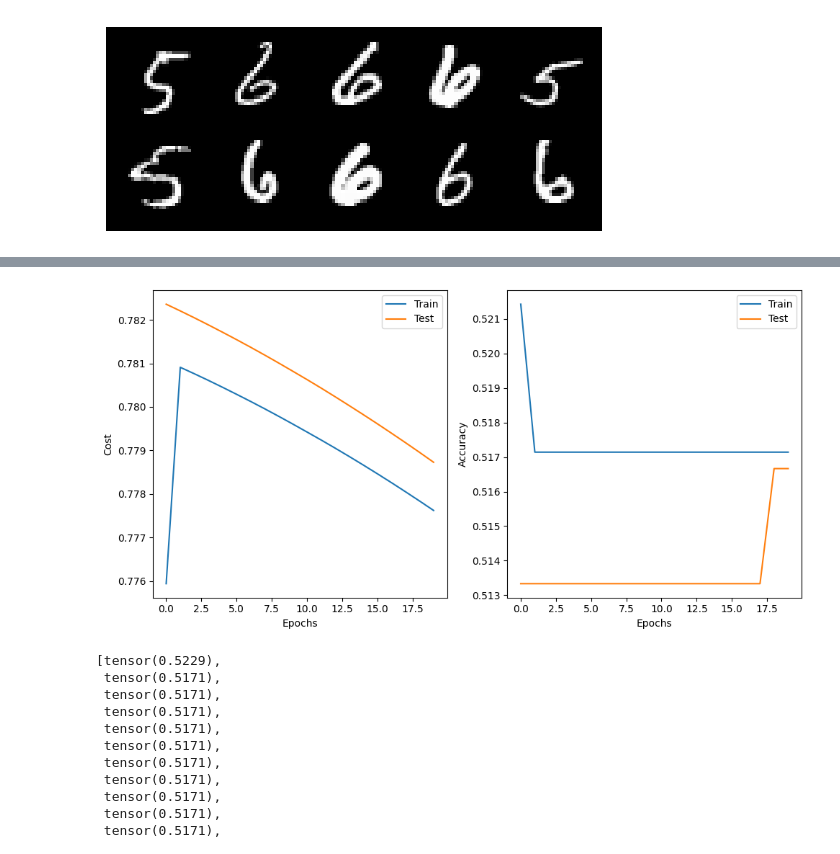
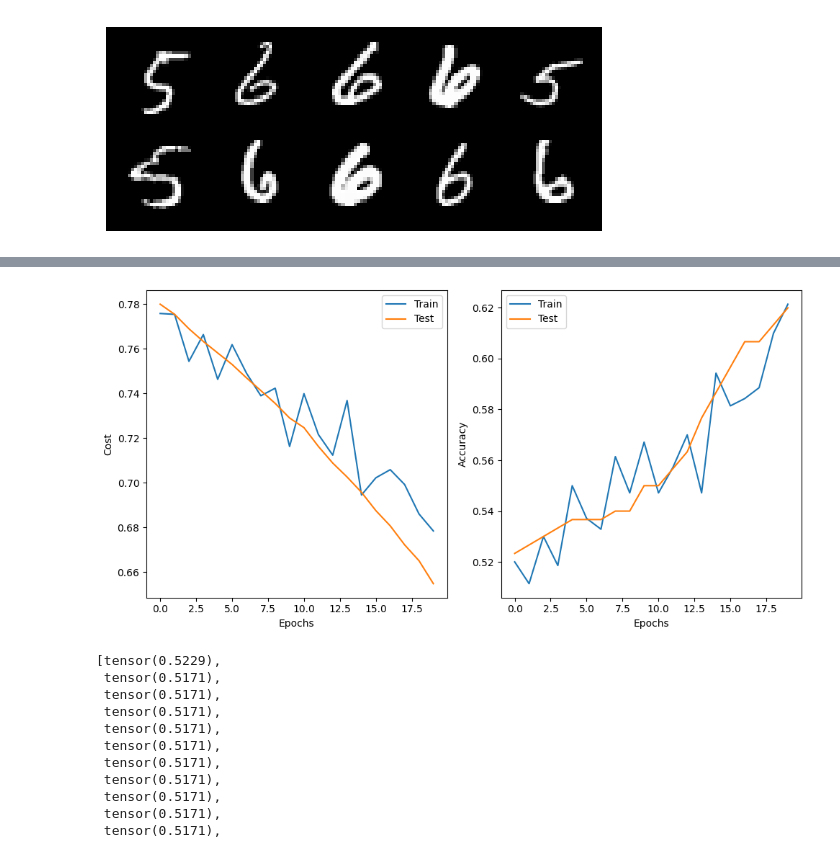
Before and after one commit to Lung-Yi/qmg, a Jupyter notebook: test_development/03_cudaq_test.ipynb, the cells around one changed output, grey strips where cells are left out. Saved outputs shown, nothing was run; the diff lists cells and outputs as text; code cells hidden in the pictures.

```diff
--- a/test_development/03_cudaq_test.ipynb
+++ b/test_development/03_cudaq_test.ipynb
@@ -85,9 +85,10 @@ epochs = 1000  # Number of epochs to train for.
 
 # Quantum parmeters.
 
-qubit_count = 1
+qubit_count = 5
 hamiltonian = spin.z(0)  # Measurement operator.
 shift = torch.tensor(torch.pi / 2)  # Magnitude of parameter shift.
 
 x_train, x_test, y_train, y_test = prepare_data(target_digits, sample_count,
                                                 test_size)
+print(len(x_train))
@@ -119,9 +122,13 @@ class QuantumFunction(Function):
         def kernel(qubit_count: int, thetas: np.ndarray):
 
             qubits = cudaq.qvector(qubit_count)
+            for i in range(qubit_count):
+                ry(thetas[2*i], qubits[i])
+                rx(thetas[2*i+1], qubits[i])
 
-            ry(thetas[0], qubits[0])
-            rx(thetas[1], qubits[0])
+            for i in range(0, qubit_count-1):
+                cx(qubits[i], qubits[i+1])
+
 
         self.kernel = kernel
         self.qubit_count = qubit_count
@@ -191,6 +198,18 @@ def test_kernel(qubit_count: int, thetas: np.ndarray):
     rx(thetas[1], qubits[1])
 print(cudaq.draw(test_kernel, 2, np.zeros(2)))
 
+@cudaq.kernel
+def test_kernel(qubit_count: int, thetas: np.ndarray):
+
+    qubits = cudaq.qvector(qubit_count)
+    for i in range(qubit_count):
+        ry(thetas[2*i], qubits[i])
+        rx(thetas[2*i+1], qubits[i])
+    for i in range(0, qubit_count-1):
+        cx(qubits[i], qubits[i+1])
+
+print(cudaq.draw(test_kernel, 3, np.zeros(6)))
+
 # Refer @staticmethod: https://ji3g4zo6qi6.medium.com/python-tips-5d36df9f6ad5
 # %% [output]
      ╭───────╮
@@ -262,7 +253,7 @@ class Hybrid_QNN(nn.Module):
 
         self.fc3 = nn.Linear(128, 64)
         self.fc4 = nn.Linear(64, 32)
-        self.fc5 = nn.Linear(32, 2)
+        self.fc5 = nn.Linear(32, 2**qubit_count)
         self.dropout = nn.Dropout(0.25)
 
         # The 2 outputs from PyTorch fc5 layer feed into the 2 variational gates in the quantum circuit.
@@ -332,27 +395,27 @@ for epoch in tqdm(range(20)):
 # %%
-training_accuracy = [x.cpu() for x in training_accuracy]
-testing_accuracy = [x.cpu() for x in testing_accuracy]
+training_accuracy = [x for x in training_accuracy]
+testing_accuracy = [x for x in testing_accuracy]
 
 plt.figure(figsize=(10, 5))
 
 plt.subplot(1, 2, 1)
 plt.plot(training_cost, label='Train')
 plt.plot(testing_cost, label='Test')
 plt.xlabel('Epochs')
 plt.ylabel('Cost')
 plt.legend()
 
 plt.subplot(1, 2, 2)
 plt.plot(training_accuracy, label='Train')
 plt.plot(testing_accuracy, label='Test')
 plt.xlabel('Epochs')
 plt.ylabel('Accuracy')
 plt.legend()
 
 plt.tight_layout()
 plt.show()
 # %% [output]
-[figure, old version]
+[figure, new version]
 # %%
 
 training_accuracy
```
Also changed, not shown: parts of 7 cells of this notebook, 11 other files.
